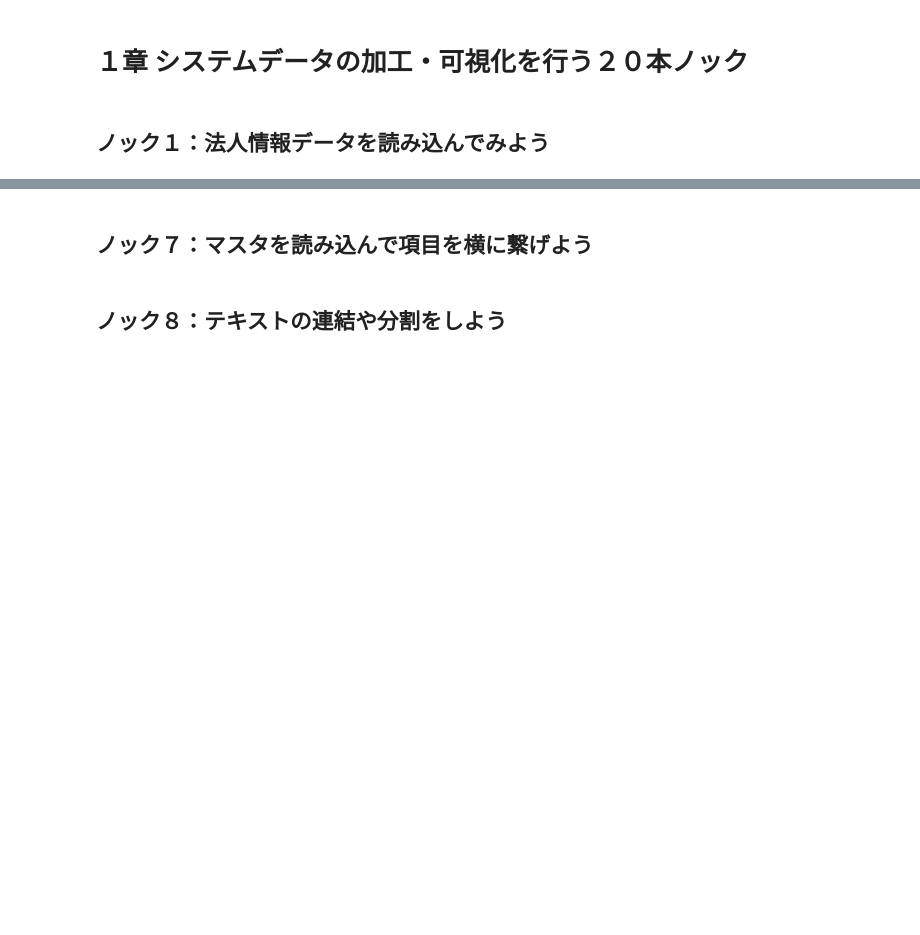
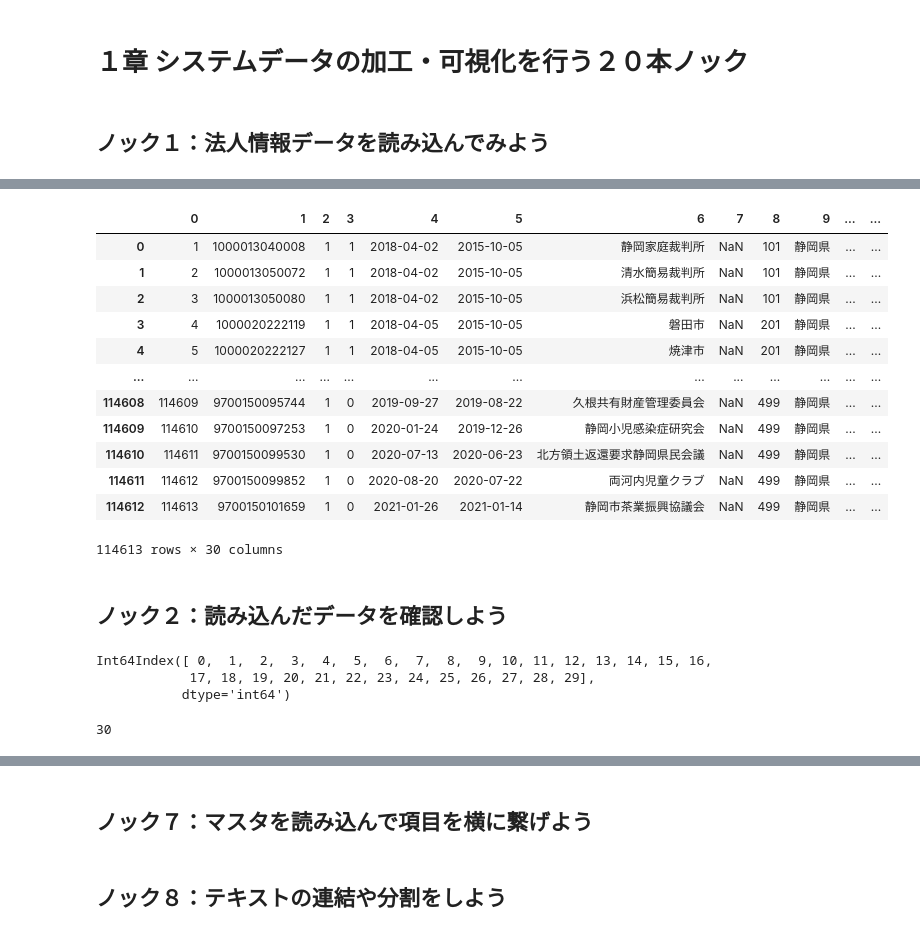
Before and after one commit to Yabie-5/process-visualization, a Jupyter notebook: 100knock-process-visualization/chapter-1/src/1章.ipynb, the cells around one changed output, grey strips where cells are left out. Drawn from its saved outputs; the diff is of its cells as text; code cells hidden in the pictures; blank space fills up the shorter version.

```diff
--- a/100knock-process-visualization/chapter-1/src/1章.ipynb
+++ b/100knock-process-visualization/chapter-1/src/1章.ipynb
@@ -19,0 +32,30 @@ data = pd.read_csv("../data/22_shizuoka_all_20210331.csv", encoding="shift-jis")
+# %%
+data = pd.read_csv("../data/22_shizuoka_all_20210331.csv", encoding="shift-jis", header=None)
+# %%
+data
+# %% [output]
+|  | 0 | 1 | 2 | 3 | 4 | 5 | 6 | 7 | 8 | 9 | ... | ... |
+| 0 | 1 | 1000013040008 | 1 | 1 | 2018-04-02 | 2015-10-05 | 静岡家庭裁判所 | NaN | 101 | 静岡県 | ... | ... |
+| 1 | 2 | 1000013050072 | 1 | 1 | 2018-04-02 | 2015-10-05 | 清水簡易裁判所 | NaN | 101 | 静岡県 | ... | ... |
+| 2 | 3 | 1000013050080 | 1 | 1 | 2018-04-02 | 2015-10-05 | 浜松簡易裁判所 | NaN | 101 | 静岡県 | ... | ... |
+| 3 | 4 | 1000020222119 | 1 | 1 | 2018-04-05 | 2015-10-05 | 磐田市 | NaN | 201 | 静岡県 | ... | ... |
+| 4 | 5 | 1000020222127 | 1 | 1 | 2018-04-05 | 2015-10-05 | 焼津市 | NaN | 201 | 静岡県 | ... | ... |
+| ... | ... | ... | ... | ... | ... | ... | ... | ... | ... | ... | ... | ... |
+| 114608 | 114609 | 9700150095744 | 1 | 0 | 2019-09-27 | 2019-08-22 | 久根共有財産管理委員会 | NaN | 499 | 静岡県 | ... | ... |
+| 114609 | 114610 | 9700150097253 | 1 | 0 | 2020-01-24 | 2019-12-26 | 静岡小児感染症研究会 | NaN | 499 | 静岡県 | ... | ... |
+| 114610 | 114611 | 9700150099530 | 1 | 0 | 2020-07-13 | 2020-06-23 | 北方領土返還要求静岡県民会議 | NaN | 499 | 静岡県 | ... | ... |
+| 114611 | 114612 | 9700150099852 | 1 | 0 | 2020-08-20 | 2020-07-22 | 両河内児童クラブ | NaN | 499 | 静岡県 | ... | ... |
+| 114612 | 114613 | 9700150101659 | 1 | 0 | 2021-01-26 | 2021-01-14 | 静岡市茶業振興協議会 | NaN | 499 | 静岡県 | ... | ... |
+114613 rows × 30 columns
+# %% [markdown]
+## ノック２：読み込んだデータを確認しよう
+# %%
+data.columns
+# %% [output]
+Int64Index([ 0,  1,  2,  3,  4,  5,  6,  7,  8,  9, 10, 11, 12, 13, 14, 15, 16,
+            17, 18, 19, 20, 21, 22, 23, 24, 25, 26, 27, 28, 29],
+           dtype='int64')
+# %%
+len(data.columns)
+# %% [output]
+30
```
Also changed, not shown: parts of 38 cells of this notebook.
